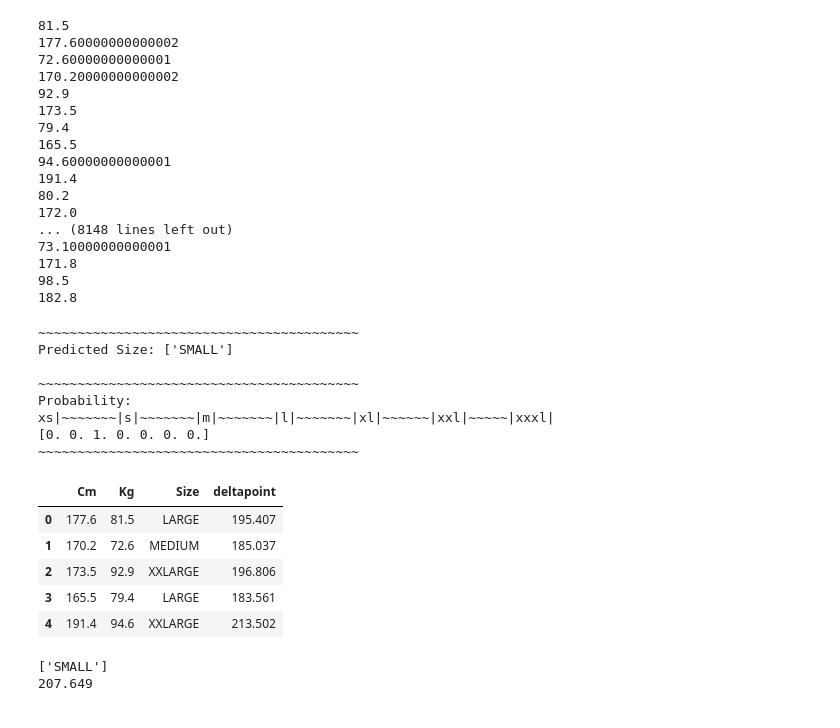
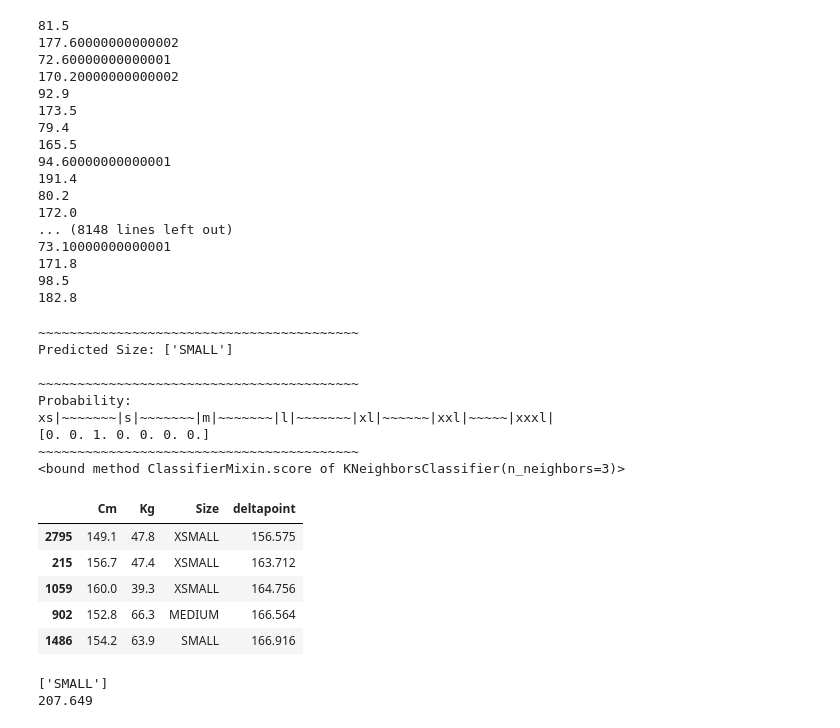
Before and after one commit to ViceSyndicate/Big_data, a Jupyter notebook: test_plots/test_plots.ipynb, the cells around one changed output. Saved outputs shown, nothing was run; the diff lists cells and outputs as text; code cells hidden in the pictures.

```diff
--- a/test_plots/test_plots.ipynb
+++ b/test_plots/test_plots.ipynb
@@ -209,6 +209,7 @@ for accuracy in probability[0]:
     pass
     #print(probability[])
 print('~~~~~~~~~~~~~~~~~~~~~~~~~~~~~~~~~~~~~~~~~')
+print(score)
 # %% [output]
 ~~~~~~~~~~~~~~~~~~~~~~~~~~~~~~~~~~~~~~~~~
 Predicted Size: ['SMALL']
@@ -218,6 +219,7 @@ Probability:
 xs|~~~~~~~|s|~~~~~~~|m|~~~~~~~|l|~~~~~~~|xl|~~~~~~|xxl|~~~~~|xxxl|
 [0. 0. 1. 0. 0. 0. 0.]
 ~~~~~~~~~~~~~~~~~~~~~~~~~~~~~~~~~~~~~~~~~
+<bound method ClassifierMixin.score of KNeighborsClassifier(n_neighbors=3)>
 # %%
 import math
 
@@ -235,15 +233,16 @@ for person in people:
 
 weight_height_male_df['deltapoint'] = deltas
 #print(deltas)
-# %%
-weight_height_male_df.head()
-# %% [output]
-|  | Cm | Kg | Size | deltapoint |
-| 0 | 177.6 | 81.5 | LARGE | 195.407 |
-| 1 | 170.2 | 72.6 | MEDIUM | 185.037 |
-| 2 | 173.5 | 92.9 | XXLARGE | 196.806 |
-| 3 | 165.5 | 79.4 | LARGE | 183.561 |
-| 4 | 191.4 | 94.6 | XXLARGE | 213.502 |
+# %%
+weight_height_male_df = weight_height_male_df.sort_values(by='deltapoint')
+weight_height_male_df.head()
+# %% [output]
+|  | Cm | Kg | Size | deltapoint |
+| 2795 | 149.1 | 47.8 | XSMALL | 156.575 |
+| 215 | 156.7 | 47.4 | XSMALL | 163.712 |
+| 1059 | 160.0 | 39.3 | XSMALL | 164.756 |
+| 902 | 152.8 | 66.3 | MEDIUM | 166.564 |
+| 1486 | 154.2 | 63.9 | SMALL | 166.916 |
 # %%
 min_vikt = [[60, 176]]
 print(KN_Classifier.predict(min_vikt))
```
Also changed, not shown: parts of 5 cells of this notebook, 1 other file.
